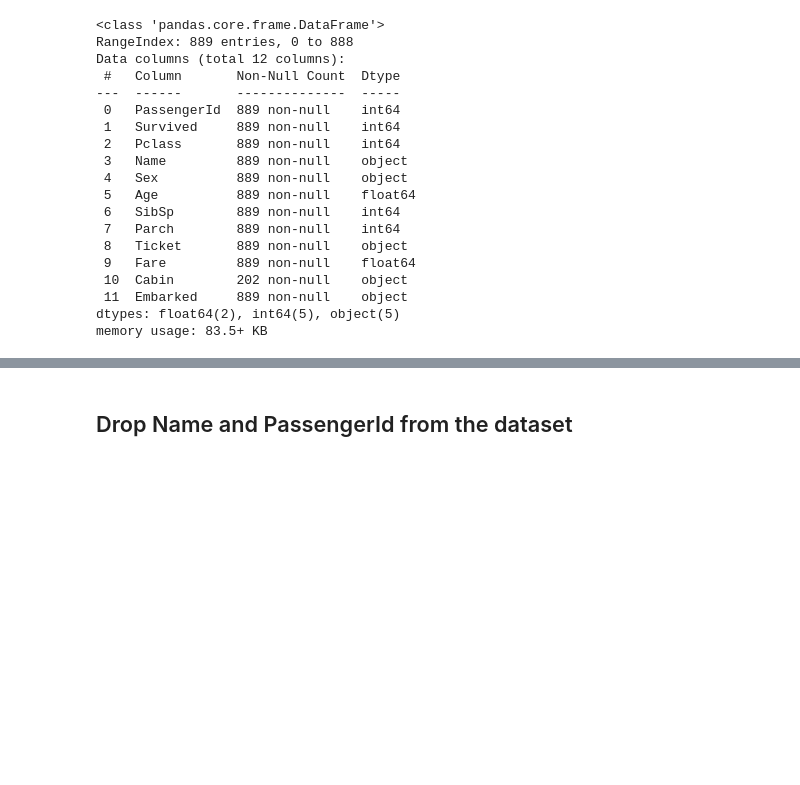
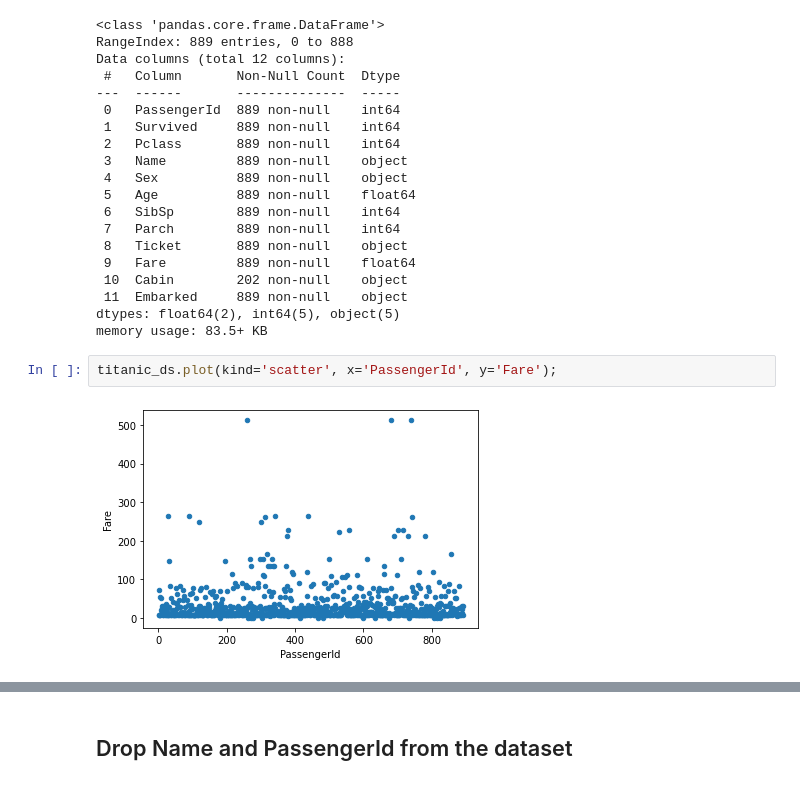
Before and after one commit to Gurunjai/LetsUpgrade-AI-ML, a Jupyter notebook: Day25/Assignment_NaiveBayes.ipynb, the cells around one changed output, grey strips where cells are left out. Saved outputs shown, nothing was run; the diff lists cells and outputs as text; blank space fills up the shorter version.

```diff
--- a/Day25/Assignment_NaiveBayes.ipynb
+++ b/Day25/Assignment_NaiveBayes.ipynb
@@ -54,3 +57,7 @@ Data columns (total 12 columns):
  11  Embarked     889 non-null    object
 dtypes: float64(2), int64(5), object(5)
 memory usage: 83.5+ KB
+# %%
+titanic_ds.plot(kind='scatter', x='PassengerId', y='Fare');
+# %% [output]
+[figure, added]
```
Also changed, not shown: parts of 19 cells of this notebook, 3 other files.
